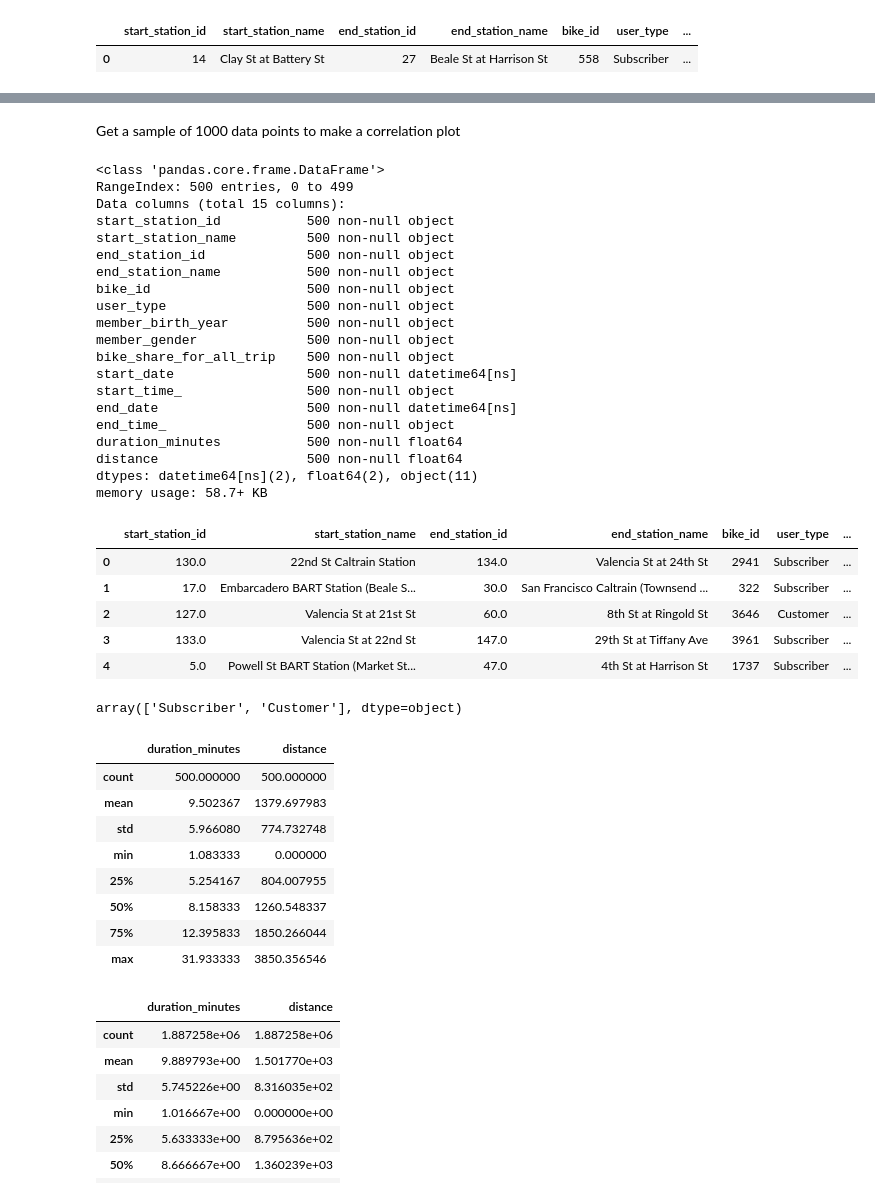
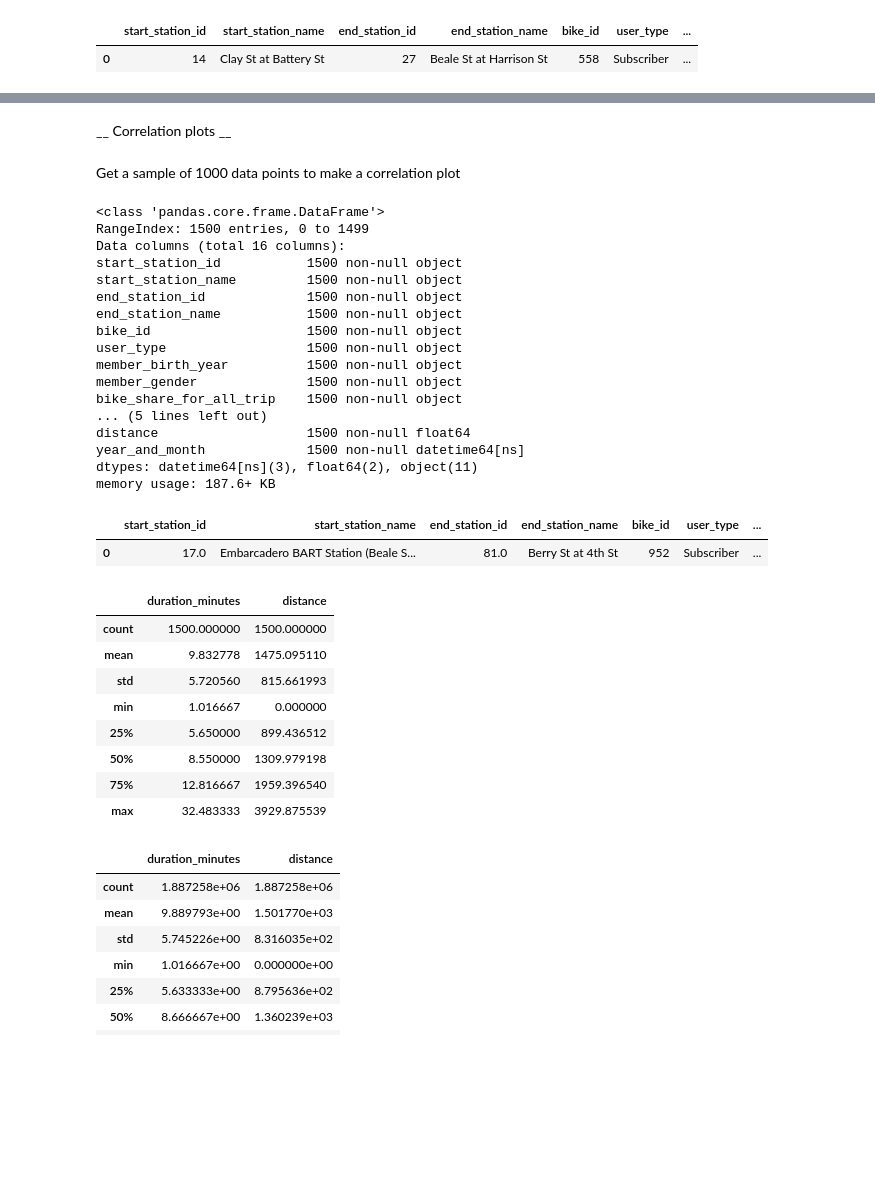
Before and after one commit to BoehnerTobias/Data-Visualization, a Jupyter notebook: Visualization_project.ipynb, the cells around one changed output, grey strips where cells are left out. Drawn from its saved outputs; the diff is of its cells as text; code cells hidden in the pictures; blank space fills up the shorter version.

```diff
--- a/Visualization_project.ipynb
+++ b/Visualization_project.ipynb
@@ -1233,57 +1399,48 @@ Index(['start_station_id', 'start_station_name', 'end_station_id',
       dtype='object')
 # %% [markdown]
+__ Correlation plots __
+<br><br>
 Get a sample of 1000 data points to make a correlation plot
 # %%
-sample = dfcc.sample(500)
+sample = dfcc.sample(1500)
 sample.reset_index(inplace = True, drop = True)
 # %%
 sample.info(null_counts=True)
 # %% [output]
 <class 'pandas.core.frame.DataFrame'>
-RangeIndex: 500 entries, 0 to 499
-Data columns (total 15 columns):
-start_station_id           500 non-null object
-start_station_name         500 non-null object
-end_station_id             500 non-null object
-end_station_name           500 non-null object
-bike_id                    500 non-null object
-user_type                  500 non-null object
-member_birth_year          500 non-null object
-member_gender              500 non-null object
-bike_share_for_all_trip    500 non-null object
-start_date                 500 non-null datetime64[ns]
-start_time_                500 non-null object
-end_date                   500 non-null datetime64[ns]
-end_time_                  500 non-null object
-duration_minutes           500 non-null float64
-distance                   500 non-null float64
-dtypes: datetime64[ns](2), float64(2), object(11)
-memory usage: 58.7+ KB
+RangeIndex: 1500 entries, 0 to 1499
+Data columns (total 16 columns):
+start_station_id           1500 non-null object
+start_station_name         1500 non-null object
+end_station_id             1500 non-null object
+end_station_name           1500 non-null object
+bike_id                    1500 non-null object
+user_type                  1500 non-null object
+member_birth_year          1500 non-null object
+member_gender              1500 non-null object
+bike_share_for_all_trip    1500 non-null object
+... (5 lines left out)
+distance                   1500 non-null float64
+year_and_month             1500 non-null datetime64[ns]
+dtypes: datetime64[ns](3), float64(2), object(11)
+memory usage: 187.6+ KB
 # %%
-sample.head()
+sample.head(1)
 # %% [output]
 |  | start_station_id | start_station_name | end_station_id | end_station_name | bike_id | user_type | ... |
-| 0 | 130.0 | 22nd St Caltrain Station | 134.0 | Valencia St at 24th St | 2941 | Subscriber | ... |
-| 1 | 17.0 | Embarcadero BART Station (Beale S... | 30.0 | San Francisco Caltrain (Townsend ... | 322 | Subscriber | ... |
-| 2 | 127.0 | Valencia St at 21st St | 60.0 | 8th St at Ringold St | 3646 | Customer | ... |
-| 3 | 133.0 | Valencia St at 22nd St | 147.0 | 29th St at Tiffany Ave | 3961 | Subscriber | ... |
-| 4 | 5.0 | Powell St BART Station (Market St... | 47.0 | 4th St at Harrison St | 1737 | Subscriber | ... |
+| 0 | 17.0 | Embarcadero BART Station (Beale S... | 81.0 | Berry St at 4th St | 952 | Subscriber | ... |
-# %%
-sample.user_type.unique()
-# %% [output]
-array(['Subscriber', 'Customer'], dtype=object)
 # %%
 sample.describe()
 # %% [output]
 |  | duration_minutes | distance |
-| count | 500.000000 | 500.000000 |
-| mean | 9.502367 | 1379.697983 |
-| std | 5.966080 | 774.732748 |
-| min | 1.083333 | 0.000000 |
-| 25% | 5.254167 | 804.007955 |
-| 50% | 8.158333 | 1260.548337 |
-| 75% | 12.395833 | 1850.266044 |
-| max | 31.933333 | 3850.356546 |
+| count | 1500.000000 | 1500.000000 |
+| mean | 9.832778 | 1475.095110 |
+| std | 5.720560 | 815.661993 |
+| min | 1.016667 | 0.000000 |
+| 25% | 5.650000 | 899.436512 |
+| 50% | 8.550000 | 1309.979198 |
+| 75% | 12.816667 | 1959.396540 |
+| max | 32.483333 | 3929.875539 |
 # %%
 dfcc.describe()
 # %% [output]
```
Also changed, not shown: parts of 88 cells of this notebook, 1 other file.
